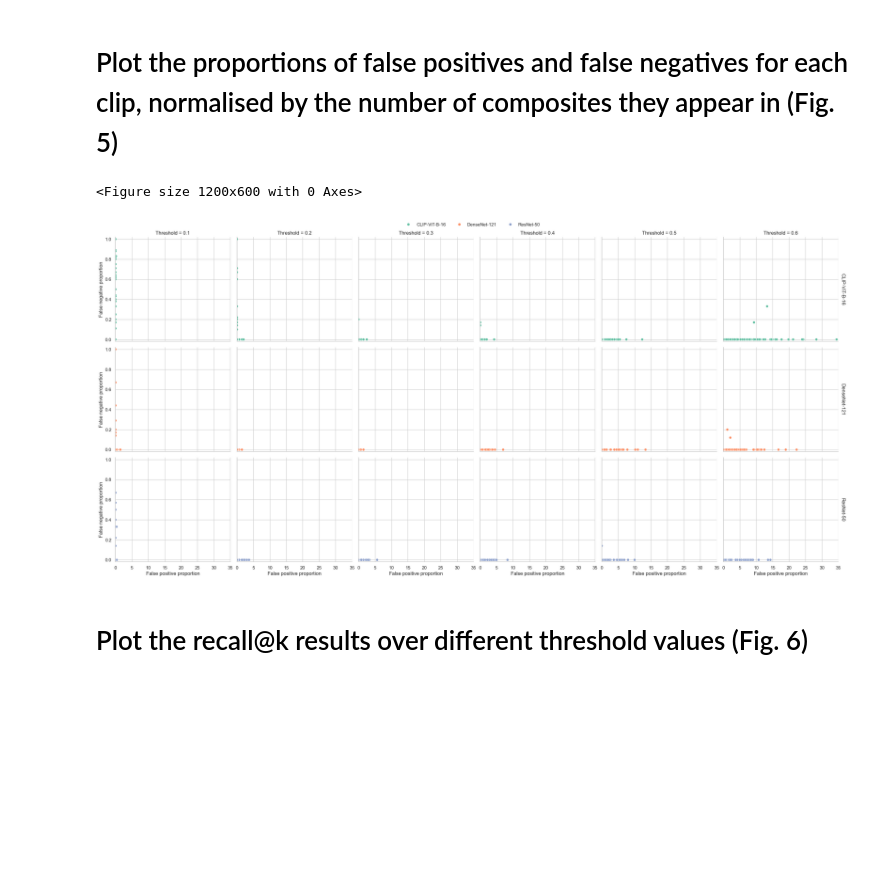
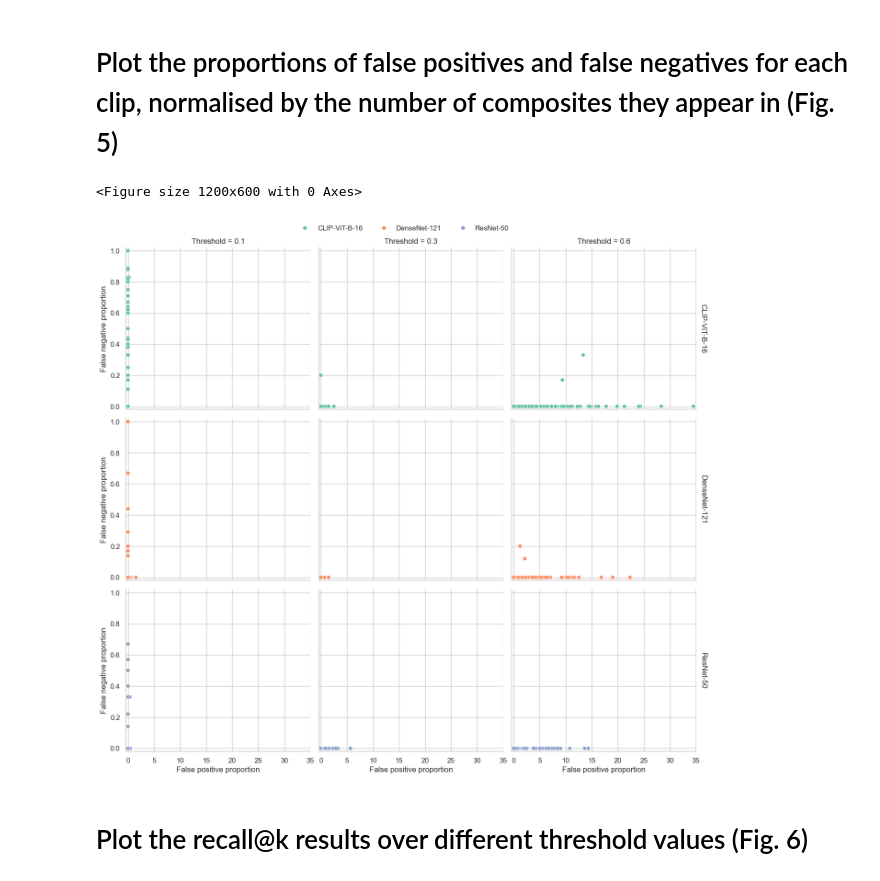
Before and after one commit to TristanCann/video-similarity-pub, a Jupyter notebook: plot_figures.ipynb, the cells around one changed output. Saved outputs shown, nothing was run; the diff lists cells and outputs as text; code cells hidden in the pictures; blank space fills up the shorter version.

Commit message:
Fig 5 tweaks, remaining figures

```diff
--- a/plot_figures.ipynb
+++ b/plot_figures.ipynb
@@ -278,7 +278,7 @@ The PostScript backend does not support transparency; partially transparent arti
 # %%
 dfs = []
 for model in models:
-    for threshold in thresholds[:6]:
+    for threshold in [thresholds[0],thresholds[2],thresholds[5]]:
         dfs.append(make_fpp_vs_fnp_data(threshold,model))
 df_prop = pd.concat(dfs,axis=0,ignore_index=True)
 
@@ -287,35 +287,35 @@ plt.figure(figsize=(12, 6))
 
 g = sns.relplot(
     data=df_prop,
     x="False Positive Proportion",
     y="False Negative Proportion",
     row = "Model",
     col="Threshold",
     kind="scatter",
     hue="Model",
     palette="Set2",
     height=4,
     facet_kws={"margin_titles": True},
 )
 
 g.set_axis_labels("False positive proportion", "False negative proportion")
 g.set_titles(row_template="{row_name}", col_template="Threshold = {col_name:.1f}")
-g.set(xlim=(-0.02, 35.02), ylim=(-0.02, 1.02))
+g.set(xlim=(-0.4, 35.02), ylim=(-0.02, 1.02))
 
 sns.move_legend(
     g, "upper center",
     bbox_to_anchor=(0.5, 1.02),
     ncol=df_prop["Model"].nunique(),
     title=None, frameon=False,
 )
 
 plt.tight_layout()
 
 plt.savefig('figs/fig_5.eps',bbox_inches='tight')
 plt.show()
 # %% [output]
 <Figure size 1200x600 with 0 Axes>
-[figure, old version]
+[figure, new version]
 # %% [markdown]
 # Plot the recall@k results over different threshold values (Fig. 6)
 # %%
```
Also changed, not shown: 5 other files.
